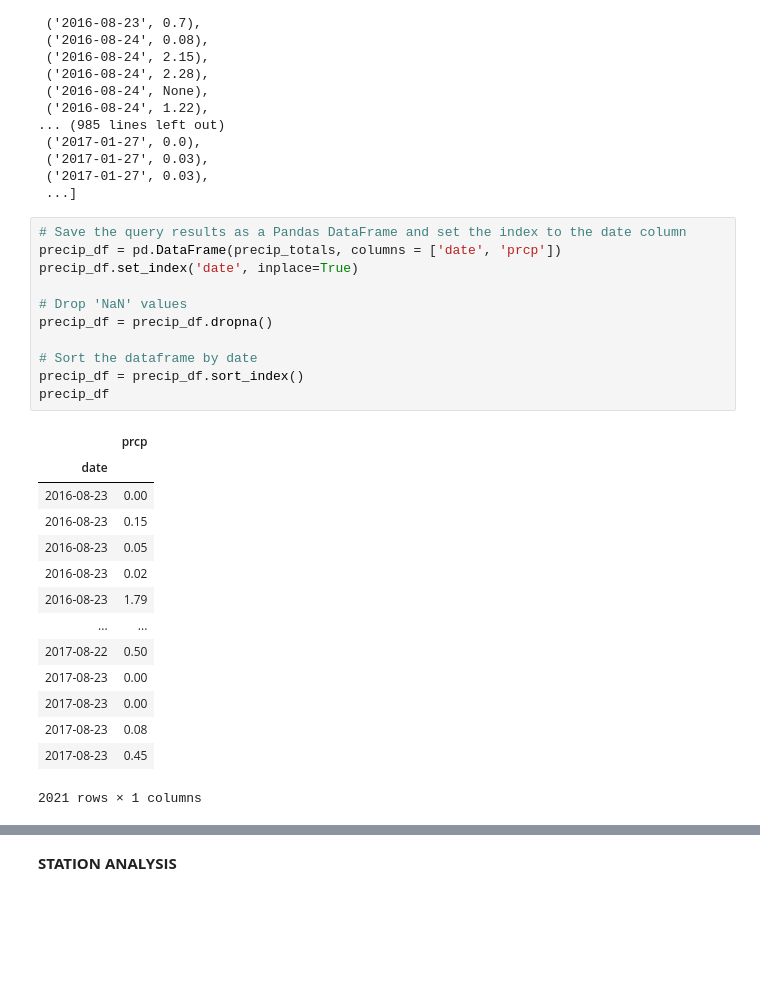
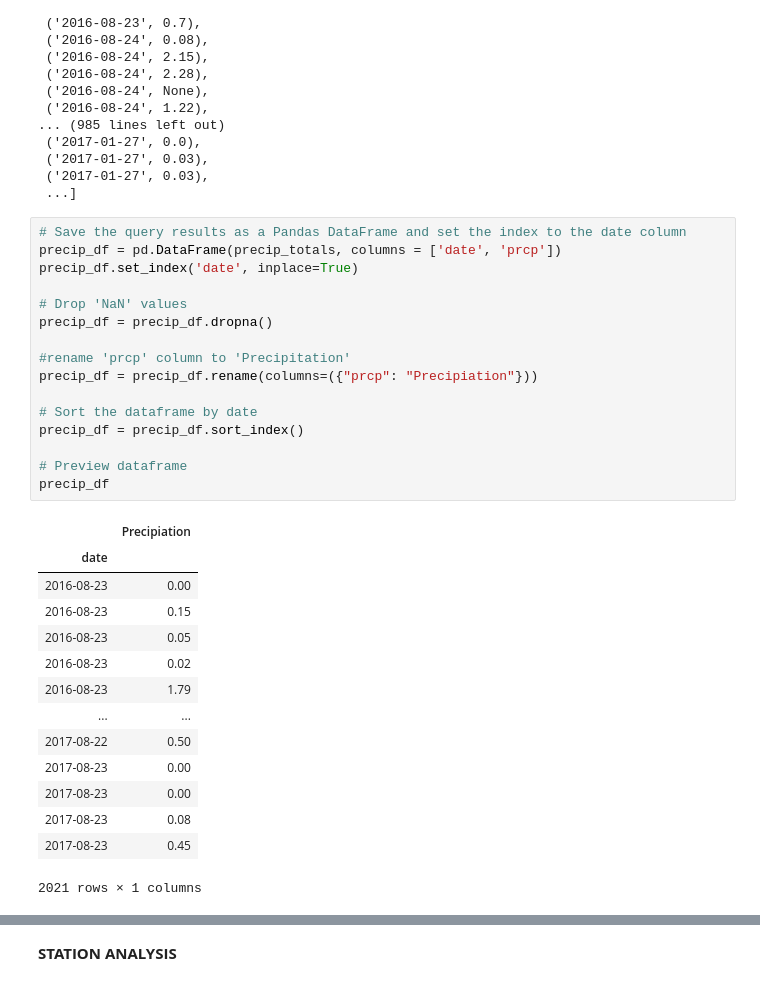
Before and after one commit to VallieTracy/sqlalchemy-challenge, a Jupyter notebook: main.ipynb, the cells around one changed output, grey strips where cells are left out. Saved outputs shown, nothing was run; the diff lists cells and outputs as text; blank space fills up the shorter version.

```diff
--- a/main.ipynb
+++ b/main.ipynb
@@ -83,16 +84,21 @@ precip_totals
 # %%
 # Save the query results as a Pandas DataFrame and set the index to the date column
 precip_df = pd.DataFrame(precip_totals, columns = ['date', 'prcp'])
 precip_df.set_index('date', inplace=True)
 
 # Drop 'NaN' values
 precip_df = precip_df.dropna()
 
+#rename 'prcp' column to 'Precipitation'
+precip_df = precip_df.rename(columns=({"prcp": "Precipiation"}))
+
 # Sort the dataframe by date
 precip_df = precip_df.sort_index()
+
+# Preview dataframe
 precip_df
 # %% [output]
-|  | prcp |
+|  | Precipiation |
 | date |  |
 | 2016-08-23 | 0.00 |
 | 2016-08-23 | 0.15 |
```
Also changed, not shown: parts of 13 cells of this notebook.
